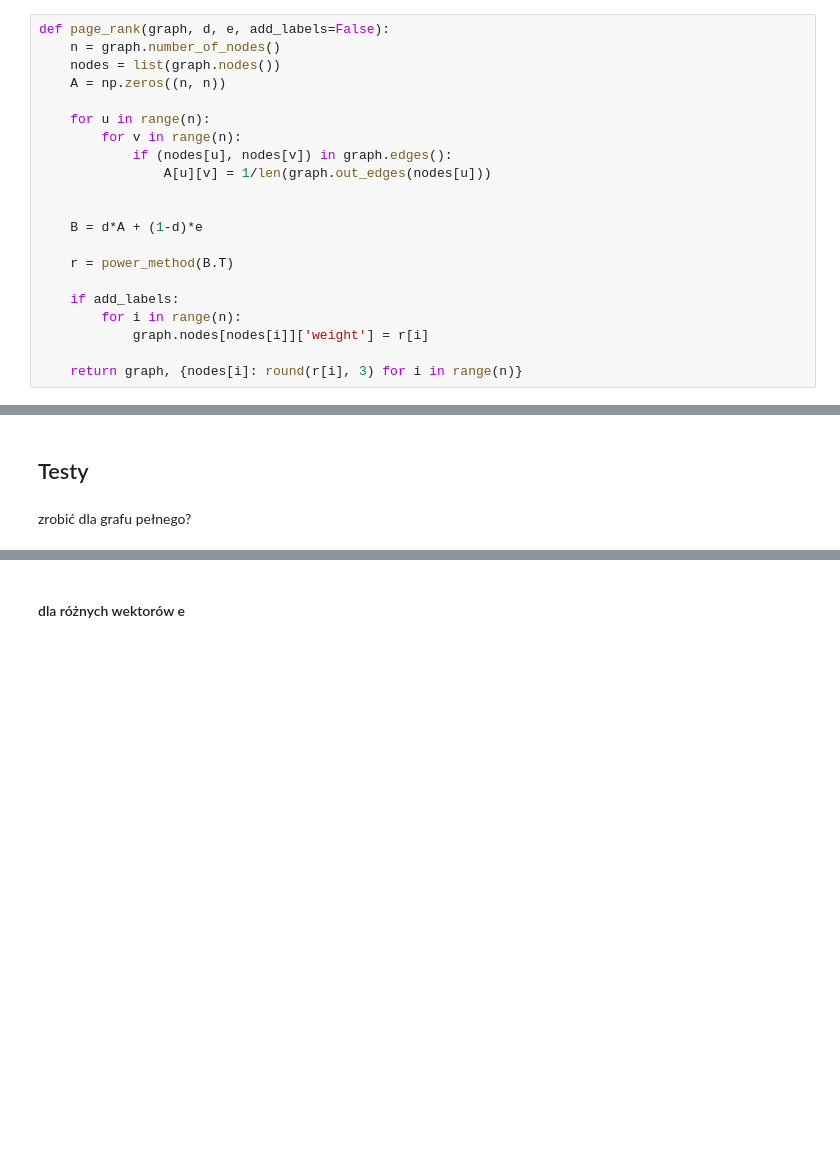
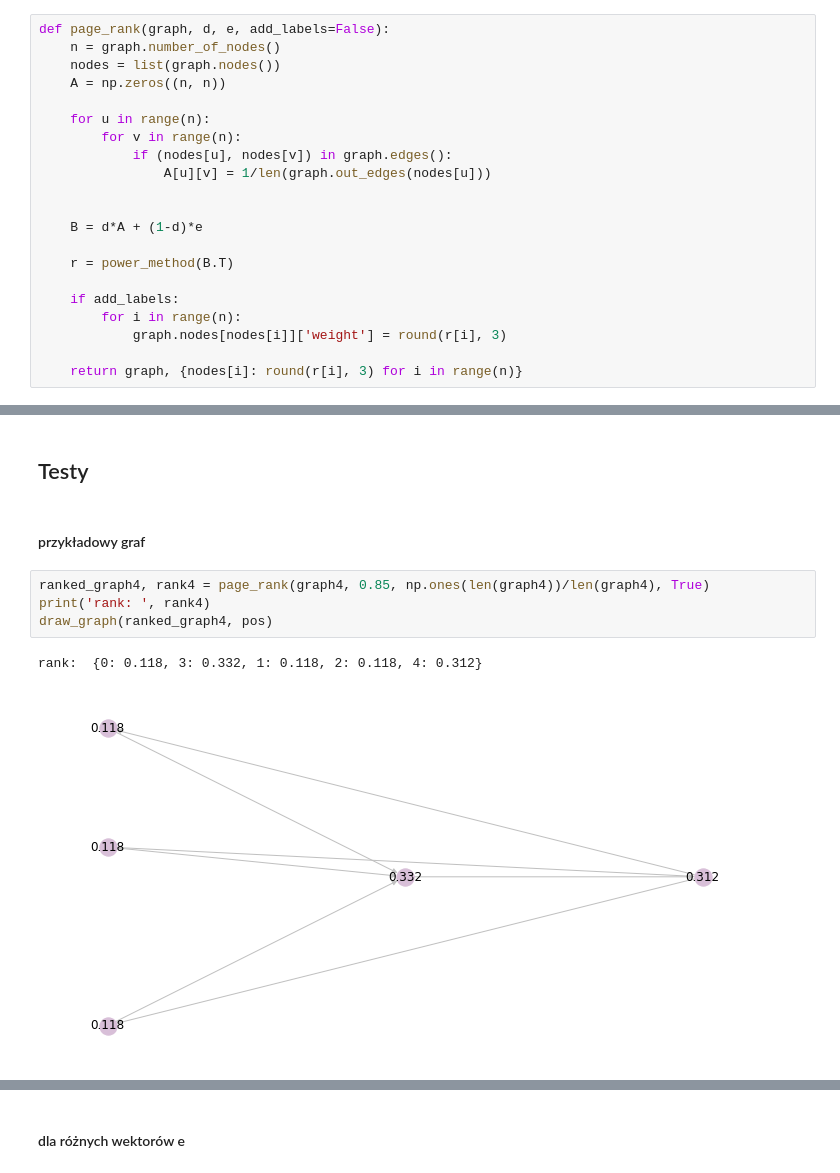
Before and after one commit to mhawryluk/mownit, a Jupyter notebook: lab09-pagerank/lab9.ipynb, the cells around one changed output, grey strips where cells are left out. Saved outputs shown, nothing was run; the diff lists cells and outputs as text; blank space fills up the shorter version.

```diff
--- a/lab09-pagerank/lab9.ipynb
+++ b/lab09-pagerank/lab9.ipynb
@@ -151,7 +167,7 @@ def page_rank(graph, d, e, add_labels=False):
 
     if add_labels:
         for i in range(n):
-            graph.nodes[nodes[i]]['weight'] = r[i]
+            graph.nodes[nodes[i]]['weight'] = round(r[i], 3)
 
     return graph, {nodes[i]: round(r[i], 3) for i in range(n)}
 # %%
@@ -162,5 +178,12 @@ def nx_page_rank(graph, d, e):
     return {key: round(rank[key], 3) for key in rank}
 # %% [markdown]
 ## Testy
-# %% [markdown]
-zrobić dla grafu pełnego?
+# %% [markdown]
+#### przykładowy graf
+# %%
+ranked_graph4, rank4 = page_rank(graph4, 0.85, np.ones(len(graph4))/len(graph4), True)
+print('rank: ', rank4)
+draw_graph(ranked_graph4, pos)
+# %% [output]
+rank:  {0: 0.118, 3: 0.332, 1: 0.118, 2: 0.118, 4: 0.312}
+[figure, added]
```
Also changed, not shown: parts of 28 cells of this notebook.
